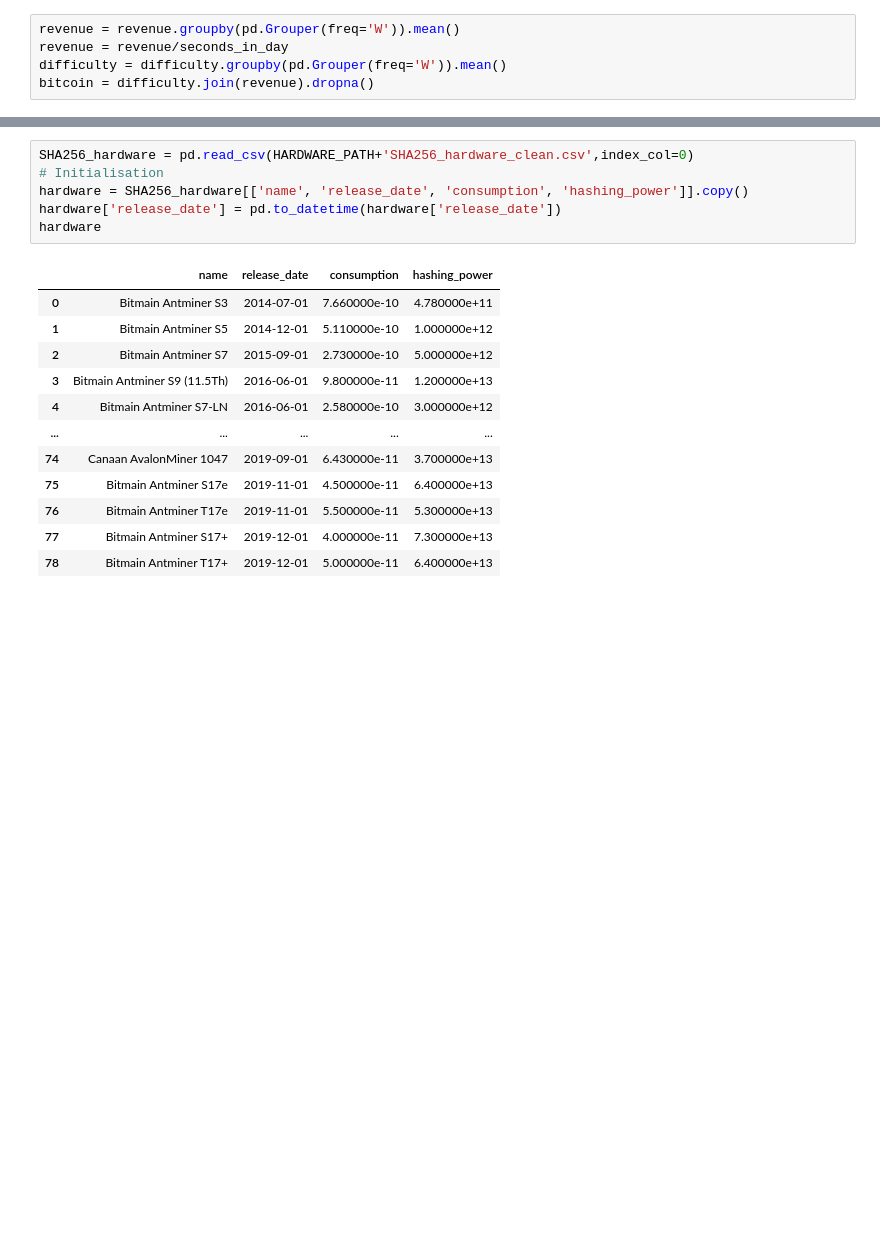
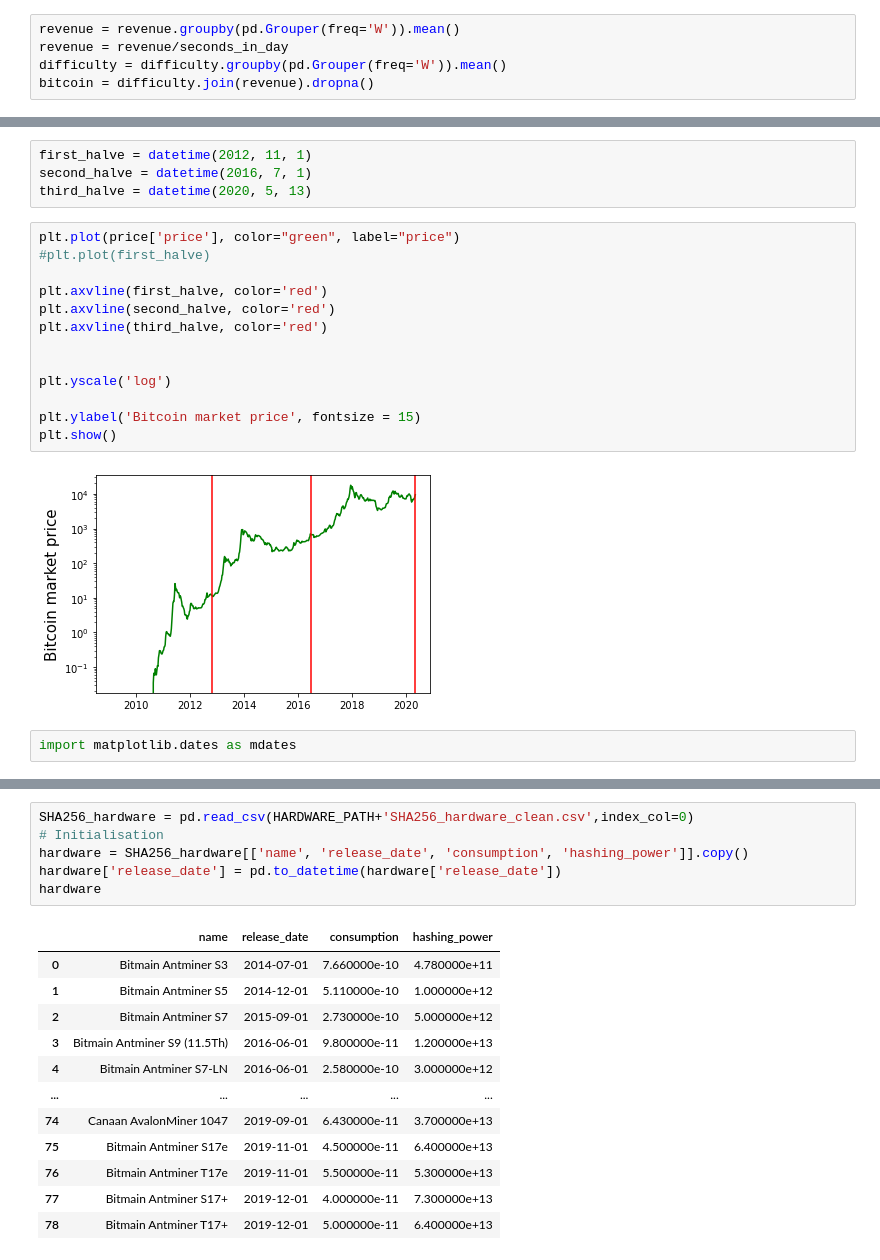
Before and after one commit to Lukasdeloose/sustainable_blockchain, a Jupyter notebook: data_analysis/history.ipynb, the cells around one changed output, grey strips where cells are left out. Cells and saved outputs as stored; diff of their text form; blank space fills up the shorter version.

```diff
--- a/data_analysis/history.ipynb
+++ b/data_analysis/history.ipynb
@@ -176,0 +213,21 @@ plt.show()
+# %%
+first_halve = datetime(2012, 11, 1)
+second_halve = datetime(2016, 7, 1)
+third_halve = datetime(2020, 5, 13)
+# %%
+plt.plot(price['price'], color="green", label="price")
+#plt.plot(first_halve)
+
+plt.axvline(first_halve, color='red')
+plt.axvline(second_halve, color='red')
+plt.axvline(third_halve, color='red')
+
+
+plt.yscale('log')
+
+plt.ylabel('Bitcoin market price', fontsize = 15)
+plt.show()
+# %% [output]
+[figure, added]
+# %%
+import matplotlib.dates as mdates
```
Also changed, not shown: parts of 12 cells of this notebook, 3 other files.
